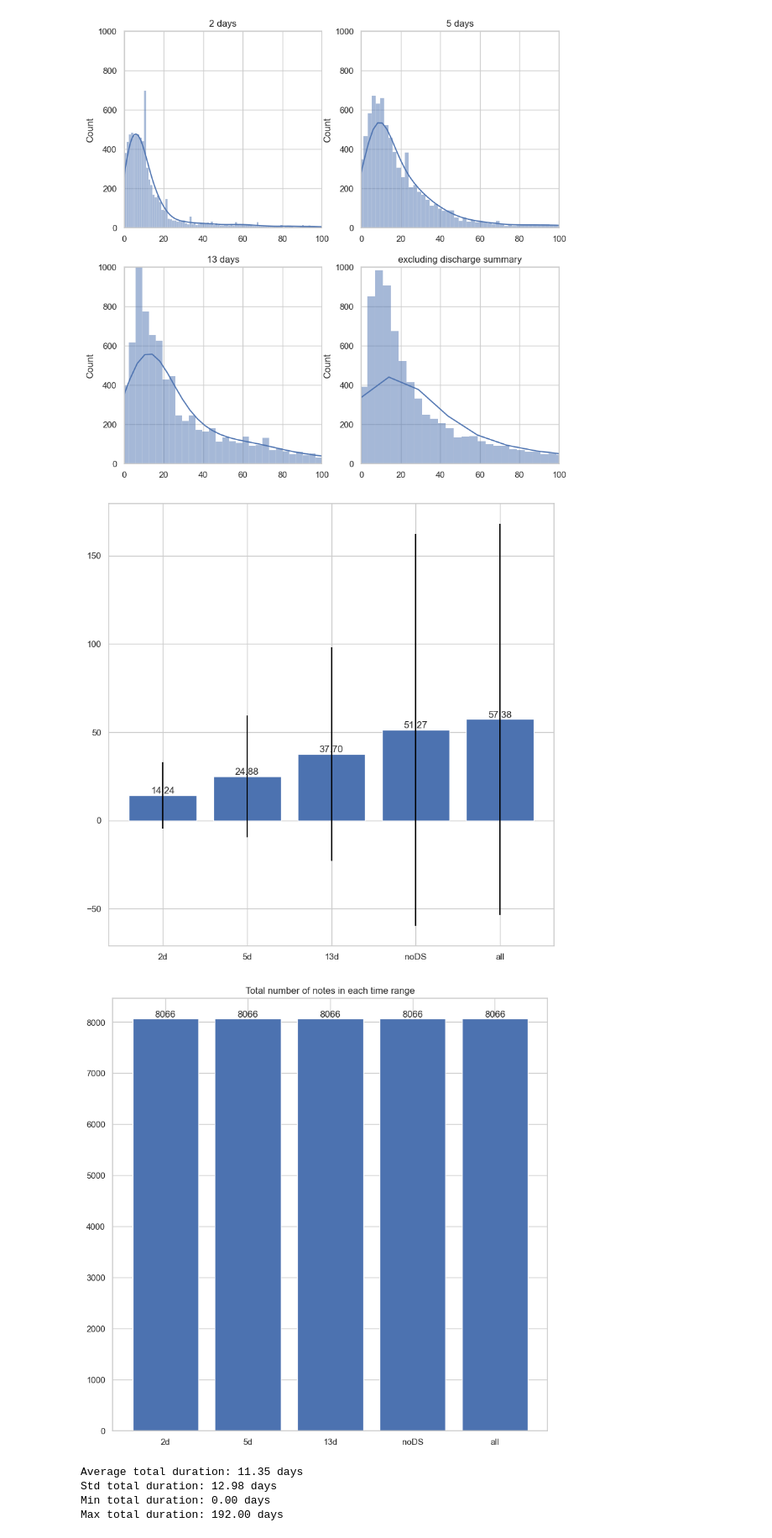
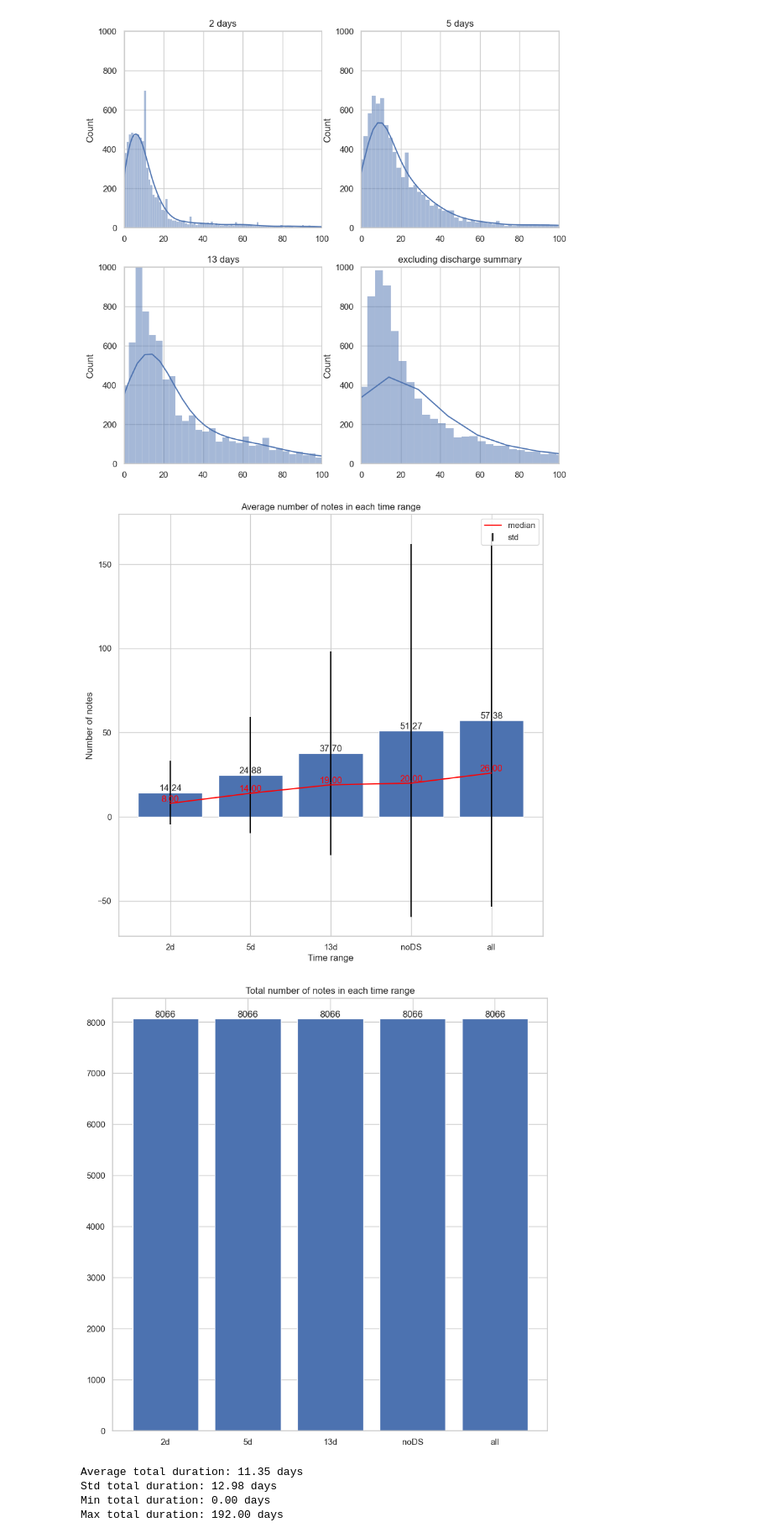
Before and after one commit to mireiahernandez/icd-continuous-prediction, a Jupyter notebook: temporal_data_analysis.ipynb, the cells around one changed output. Shown: that part at 84% size. Saved outputs shown, nothing was run; the diff lists cells and outputs as text; code cells hidden in the pictures.

```diff
--- a/temporal_data_analysis.ipynb
+++ b/temporal_data_analysis.ipynb
@@ -160,28 +160,37 @@ plt.show()
 # %%
 # print bar plot with the average number of notes and number of samples in each time range
 import matplotlib.pyplot as plt
 import seaborn as sns
 sns.set_theme(style="whitegrid")
 plt.figure(figsize=(10, 10))
 plt.bar(notes_length.keys(), [np.mean(notes_length[key]) for key in notes_length.keys()])
 # show the standard deviation on the bar plot
 # show the average number of notes in each time range on top of the bar plot as a number
 for i, time_range in enumerate(notes_length.keys()):
     plt.text(i, np.mean(notes_length[time_range]), f"{np.mean(notes_length[time_range]):.2f}", ha='center', va='bottom')
-plt.errorbar(notes_length.keys(), [np.mean(notes_length[key]) for key in notes_length.keys()], yerr=[np.std(notes_length[key]) for key in notes_length.keys()], fmt='none', c='black')
+plt.errorbar(notes_length.keys(), [np.mean(notes_length[key]) for key in notes_length.keys()], yerr=[np.std(notes_length[key]) for key in notes_length.keys()], fmt='none', c='black', label='std')
+# show the median number of notes in each time range as a line on the bar plot
+plt.plot(notes_length.keys(), [np.median(notes_length[key]) for key in notes_length.keys()], c='red', label='median')
+# show median number of notes on top of the bar plot as a number
+for i, time_range in enumerate(notes_length.keys()):
+    plt.text(i, np.median(notes_length[time_range]), f"{np.median(notes_length[time_range]):.2f}", ha='center', va='bottom', c='red')
 # add another bar plot with the number of samples
 # the bar plot needs to be separated from the previous one
 # otherwise the y-axis will be shared and the number of samples will be too small to be seen
+plt.title('Average number of notes in each time range')
+plt.xlabel('Time range')
+plt.ylabel('Number of notes')
+plt.legend()
 plt.figure(figsize=(10, 10))
 
 plt.bar(notes_length.keys(), [np.sum(num_samples[key]) for key in notes_length.keys()])
 # show number of samples on top of the bar plot as a number
 for i, time_range in enumerate(notes_length.keys()):
     plt.text(i, np.sum(num_samples[time_range]), f"{np.sum(num_samples[time_range]):.0f}", ha='center', va='bottom')
 plt.title('Total number of notes in each time range')
 plt.show()
 # %% [output]
-[figure, old version]
+[figure, new version]
 [figure]
 # %%
 # show the shortest and longest stay
```
Also changed, not shown: 1 other file.
